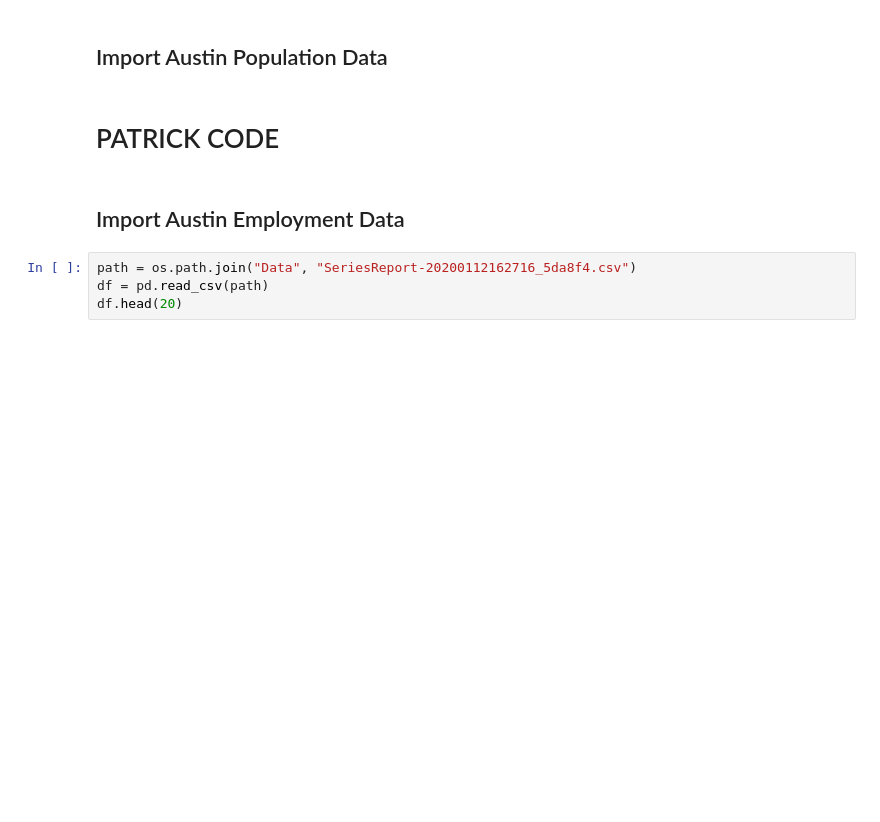
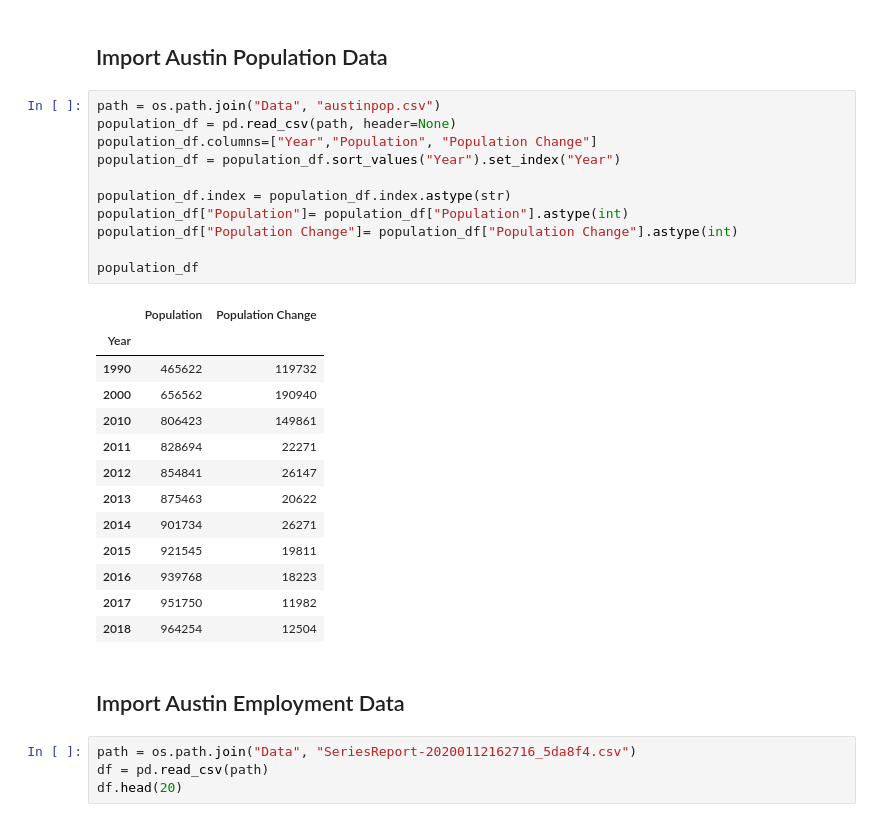
Before and after one commit to ybacoder/project-1, a Jupyter notebook: project_1.ipynb, the cells around one changed output. Cells and saved outputs as stored; diff of their text form; blank space fills up the shorter version.

```diff
--- a/project_1.ipynb
+++ b/project_1.ipynb
@@ -237,7 +239,30 @@ dtype: float64
 # %% [markdown]
 ## Import Austin Population Data
-# %% [markdown]
-# PATRICK CODE
+# %%
+path = os.path.join("Data", "austinpop.csv")
+population_df = pd.read_csv(path, header=None)
+population_df.columns=["Year","Population", "Population Change"]
+population_df = population_df.sort_values("Year").set_index("Year")
+
+population_df.index = population_df.index.astype(str)
+population_df["Population"]= population_df["Population"].astype(int)
+population_df["Population Change"]= population_df["Population Change"].astype(int)
+
+population_df
+# %% [output]
+|  | Population | Population Change |
+| Year |  |  |
+| 1990 | 465622 | 119732 |
+| 2000 | 656562 | 190940 |
+| 2010 | 806423 | 149861 |
+| 2011 | 828694 | 22271 |
+| 2012 | 854841 | 26147 |
+| 2013 | 875463 | 20622 |
+| 2014 | 901734 | 26271 |
+| 2015 | 921545 | 19811 |
+| 2016 | 939768 | 18223 |
+| 2017 | 951750 | 11982 |
+| 2018 | 964254 | 12504 |
 # %% [markdown]
 ## Import Austin Employment Data
 # %%
```
Also changed, not shown: parts of 10 cells of this notebook, 1 other file.
